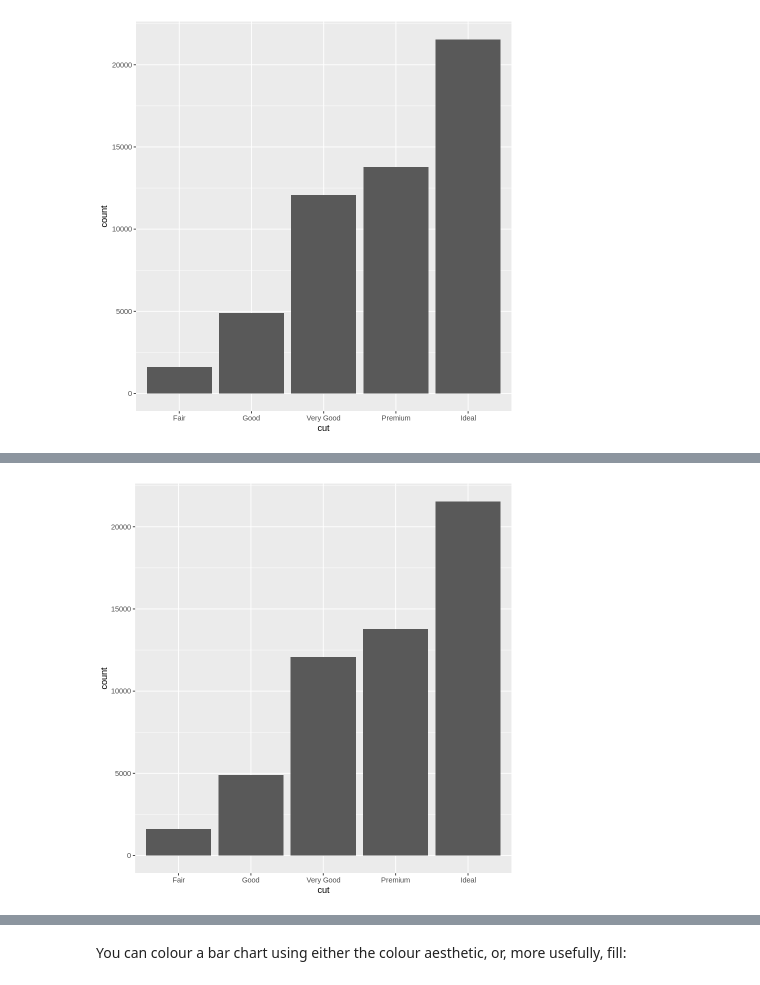
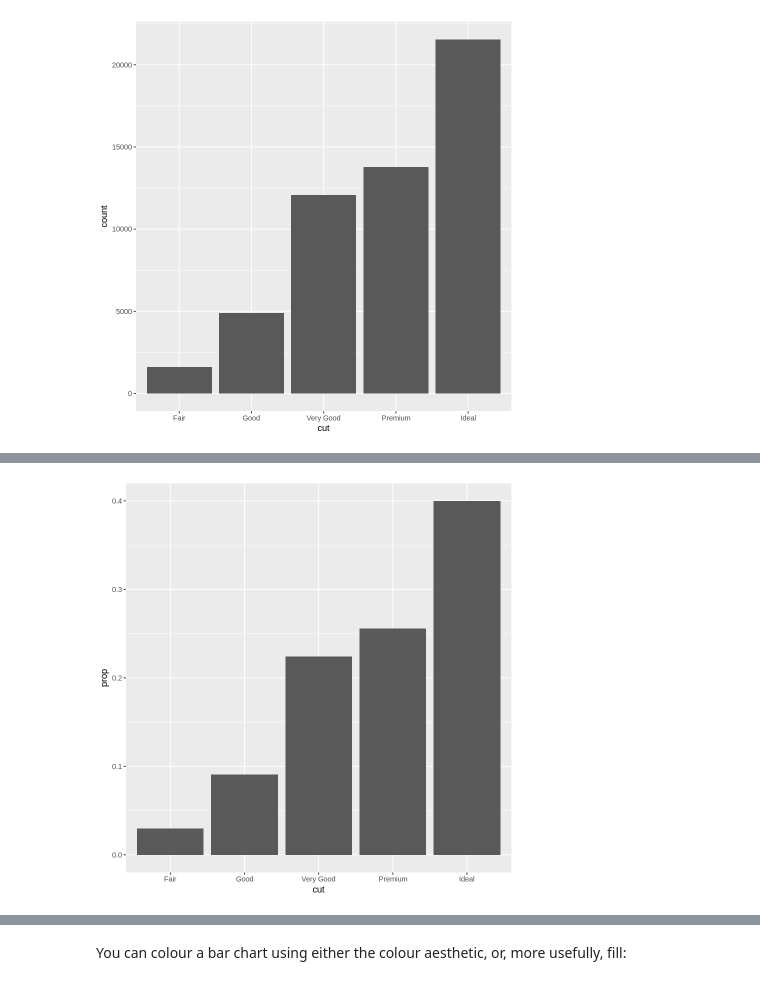
Before and after one commit to yoonsungah/BigDataClass, a Jupyter notebook: 2주차)R_data_science.ipynb, the cells around one changed output, grey strips where cells are left out. Cells and saved outputs as stored; diff of their text form; code cells hidden in the pictures.

```diff
--- a/2주차)R_data_science.ipynb
+++ b/2주차)R_data_science.ipynb
@@ -1419,5 +2002,5 @@ table(diamonds$cut)
 # %%
 ggplot(data = diamonds) +
-  geom_bar(mapping = aes(x = cut))
+  geom_bar(mapping = aes(x = cut, y = after_stat(prop), group = 1))
 # %% [output]
-[figure, old version]
+[figure, new version]
```
Also changed, not shown: parts of 102 cells of this notebook.
